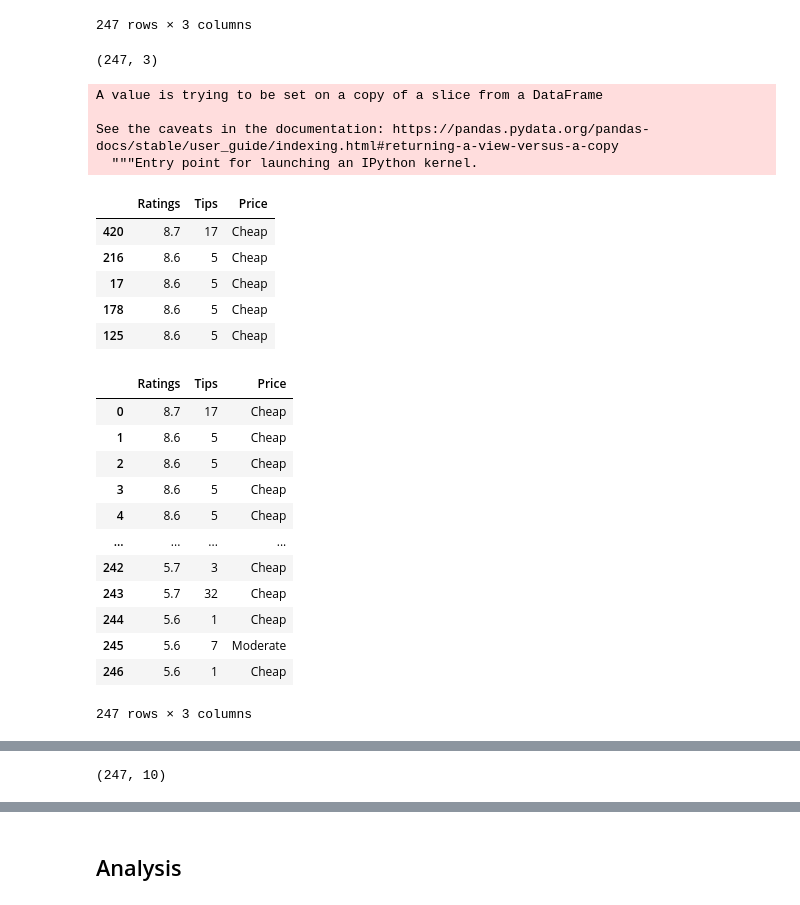
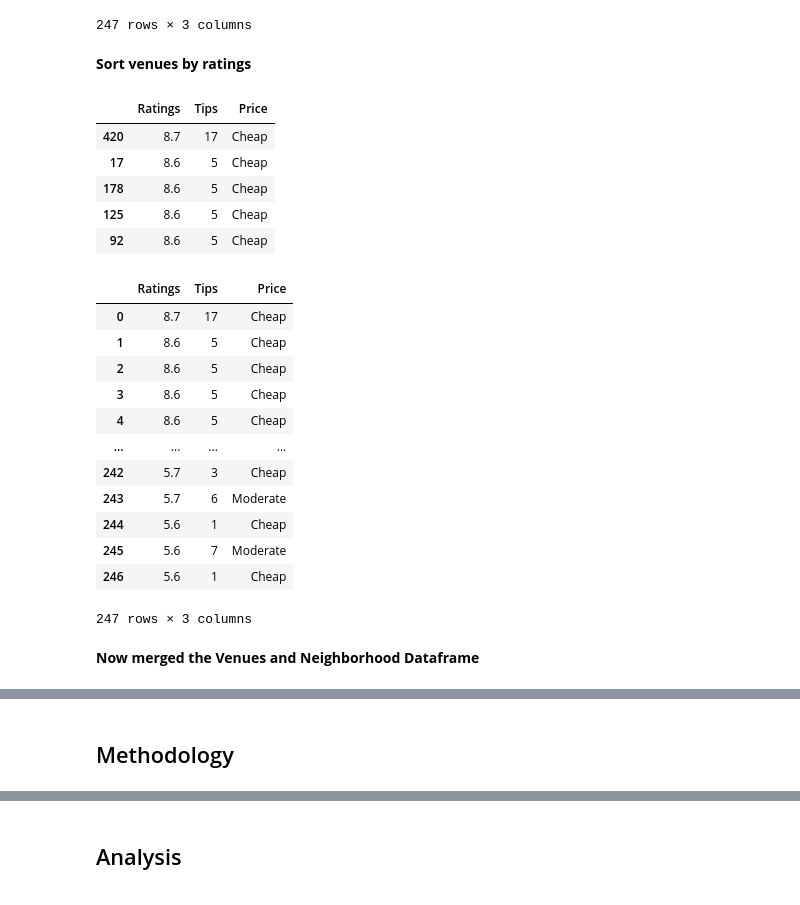
Before and after one commit to aitezazakhtar/ExploringVenues-in-KarachiNeighborhood, a Jupyter notebook: explore-karachi-neighborhood.ipynb, the cells around one changed output, grey strips where cells are left out. Cells and saved outputs as stored; diff of their text form; code cells hidden in the pictures.

```diff
--- a/explore-karachi-neighborhood.ipynb
+++ b/explore-karachi-neighborhood.ipynb
@@ -618,24 +317,18 @@ selected_venues
 | 496 | 6.0 | 17 | Cheap |
 | 500 | 5.7 | 32 | Cheap |
 247 rows × 3 columns
-# %%
-selected_venues.shape
-# %% [output]
-(247, 3)
+# %% [markdown]
+**Sort venues by ratings**
 # %%
-selected_venues.sort_values(by="Ratings",ascending=False,inplace=True)
+selected_venues = selected_venues.sort_values(by="Ratings",ascending=False)
 selected_venues.head()
 # %% [output]
-A value is trying to be set on a copy of a slice from a DataFrame
-
-See the caveats in the documentation: https://pandas.pydata.org/pandas-docs/stable/user_guide/indexing.html#returning-a-view-versus-a-copy
-  """Entry point for launching an IPython kernel.
 |  | Ratings | Tips | Price |
 | 420 | 8.7 | 17 | Cheap |
-| 216 | 8.6 | 5 | Cheap |
 | 17 | 8.6 | 5 | Cheap |
 | 178 | 8.6 | 5 | Cheap |
 | 125 | 8.6 | 5 | Cheap |
+| 92 | 8.6 | 5 | Cheap |
 # %%
 selected_venues.reset_index(drop=True,inplace=True)
 selected_venues
@@ -648,11 +341,13 @@ selected_venues
 | 4 | 8.6 | 5 | Cheap |
 | ... | ... | ... | ... |
 | 242 | 5.7 | 3 | Cheap |
-| 243 | 5.7 | 32 | Cheap |
+| 243 | 5.7 | 6 | Moderate |
 | 244 | 5.6 | 1 | Cheap |
 | 245 | 5.6 | 7 | Moderate |
 | 246 | 5.6 | 1 | Cheap |
 247 rows × 3 columns
+# %% [markdown]
+**Now merged the Venues and Neighborhood Dataframe**
 # %%
 khi_merged = khi_venues.join(selected_venues)
 khi_merged.drop('Venue ID',axis=1,inplace=True)
@@ -665,7 +360,5 @@ khi_merged.head()
 | 2 | Cattle Colony | 24.879311 | 67.198723 | Student Biryani | 24.884636 | 67.182260 | ... |
 | 3 | Cattle Colony | 24.879311 | 67.198723 | Taj Chaiye Ka Hotel | 24.887062 | 67.183052 | ... |
 | 4 | Cattle Colony | 24.879311 | 67.198723 | Liaquat Market | 24.887072 | 67.183061 | ... |
-# %%
-khi_merged.shape
-# %% [output]
-(247, 10)
+# %% [markdown]
+## Methodology <a name="meth"></a>
```
Also changed, not shown: parts of 94 cells of this notebook.
